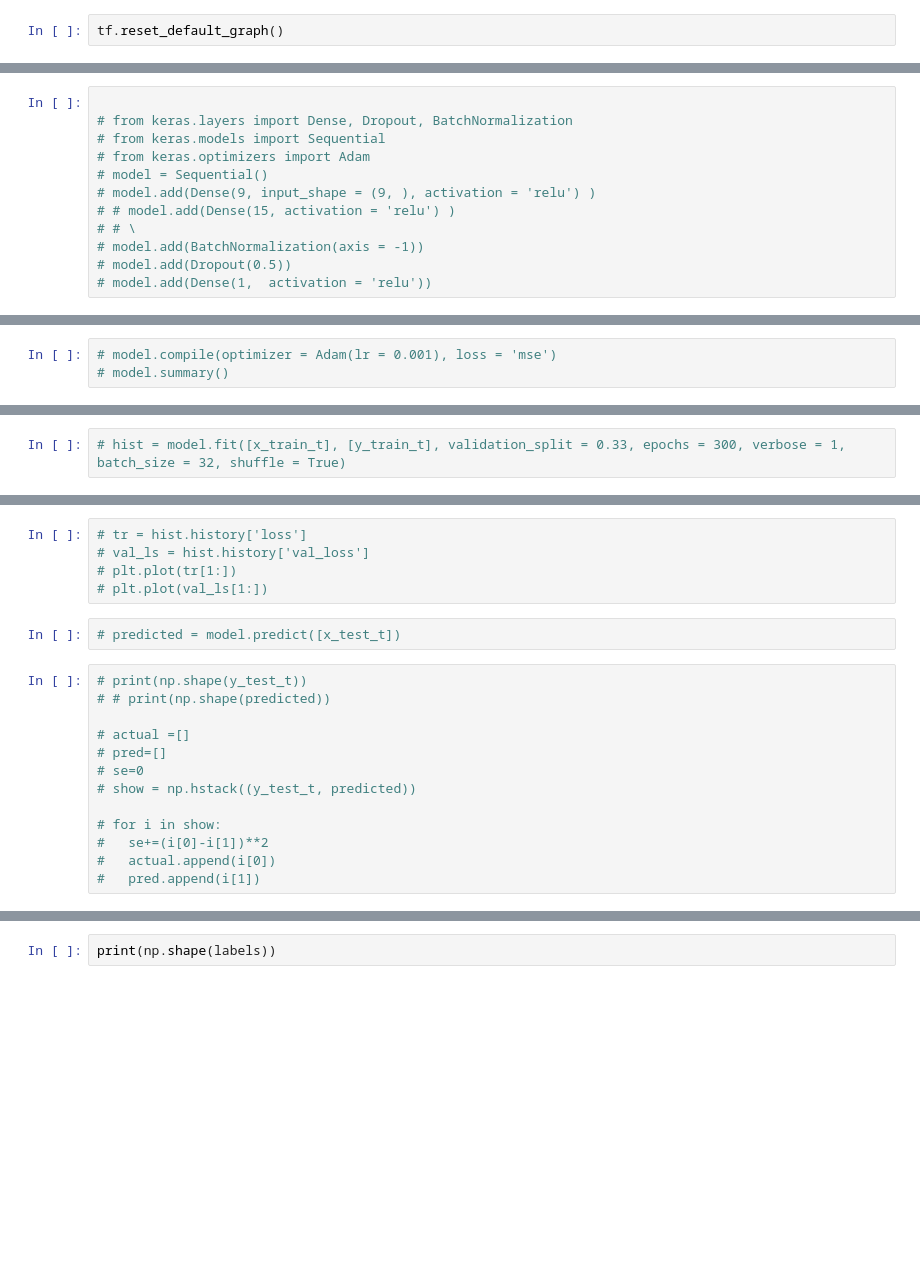
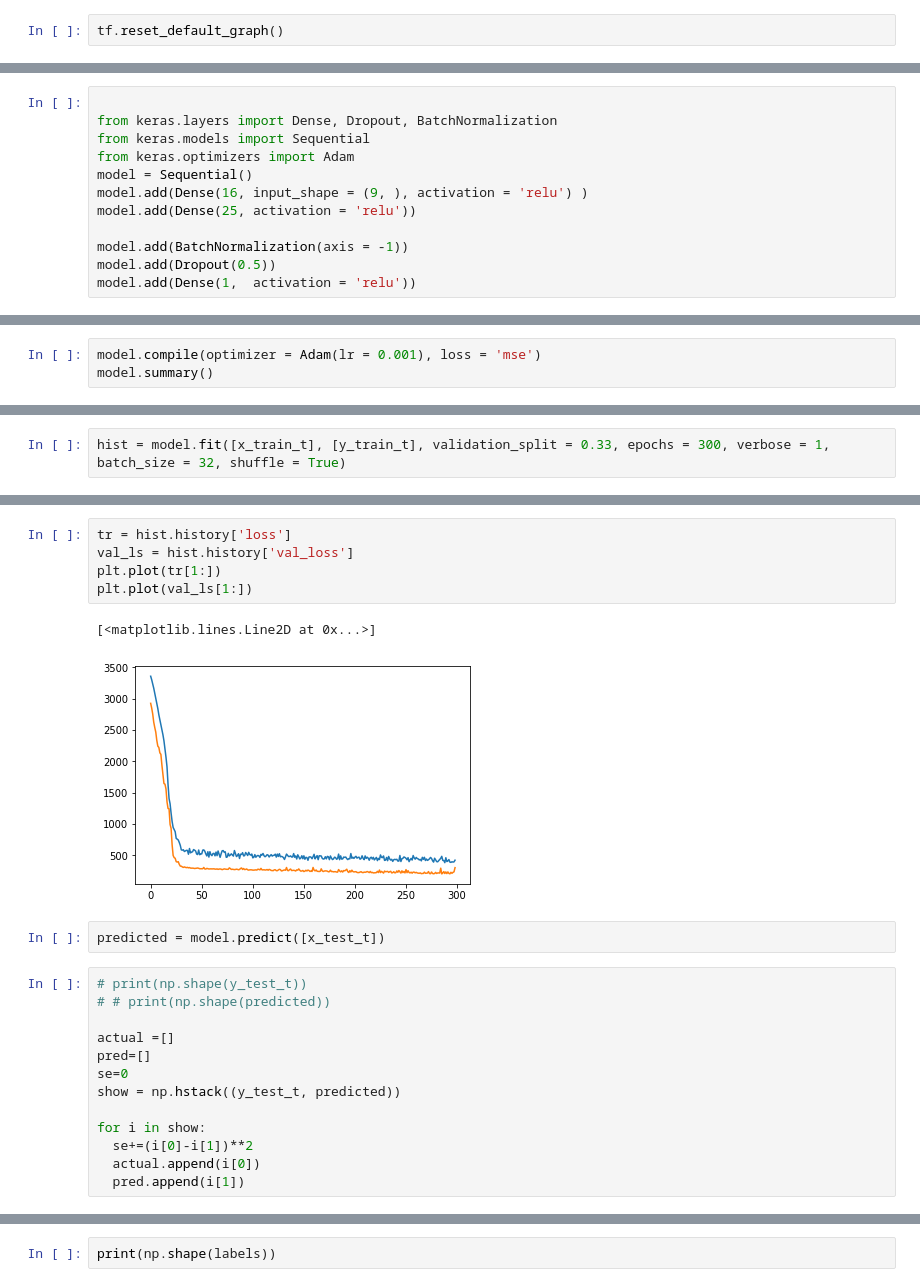
Before and after one commit to harshitadd/VisionAir, a Jupyter notebook: Modeltf.ipynb, the cells around one changed output, grey strips where cells are left out. Drawn from its saved outputs; the diff is of its cells as text; blank space fills up the shorter version.

Commit message:
Keras implementation on global model (17.2 )

```diff
--- a/Modeltf.ipynb
+++ b/Modeltf.ipynb
@@ -95,13 +83,13 @@ physical_device_desc: "device: 0, name: Tesla K80, pci bus id: 0000:00:04.0, com
 ]
 # %%
 
-# from keras.layers import Dense, Dropout, BatchNormalization
-# from keras.models import Sequential
-# from keras.optimizers import Adam
-# model = Sequential()
-# model.add(Dense(9, input_shape = (9, ), activation = 'relu') )
-# # model.add(Dense(15, activation = 'relu') )
-# # \
-# model.add(BatchNormalization(axis = -1))
-# model.add(Dropout(0.5))
-# model.add(Dense(1,  activation = 'relu'))
+from keras.layers import Dense, Dropout, BatchNormalization
+from keras.models import Sequential
+from keras.optimizers import Adam
+model = Sequential()
+model.add(Dense(16, input_shape = (9, ), activation = 'relu') )
+model.add(Dense(25, activation = 'relu'))
+
+model.add(BatchNormalization(axis = -1))
+model.add(Dropout(0.5))
+model.add(Dense(1,  activation = 'relu'))
@@ -108,3 +110,3 @@ physical_device_desc: "device: 0, name: Tesla K80, pci bus id: 0000:00:04.0, com
 # %%
-# model.compile(optimizer = Adam(lr = 0.001), loss = 'mse')
-# model.summary()
+model.compile(optimizer = Adam(lr = 0.001), loss = 'mse')
+model.summary()
@@ -111,2 +132,2 @@ physical_device_desc: "device: 0, name: Tesla K80, pci bus id: 0000:00:04.0, com
 # %%
-# hist = model.fit([x_train_t], [y_train_t], validation_split = 0.33, epochs = 300, verbose = 1, batch_size = 32, shuffle = True)
+hist = model.fit([x_train_t], [y_train_t], validation_split = 0.33, epochs = 300, verbose = 1, batch_size = 32, shuffle = True)
@@ -113,21 +153,24 @@ physical_device_desc: "device: 0, name: Tesla K80, pci bus id: 0000:00:04.0, com
 # %%
-# tr = hist.history['loss']
-# val_ls = hist.history['val_loss']
-# plt.plot(tr[1:])
-# plt.plot(val_ls[1:])
+tr = hist.history['loss']
+val_ls = hist.history['val_loss']
+plt.plot(tr[1:])
+plt.plot(val_ls[1:])
+# %% [output]
+[<matplotlib.lines.Line2D at 0x...>]
+[figure, added]
 # %%
-# predicted = model.predict([x_test_t])
+predicted = model.predict([x_test_t])
 # %%
 # print(np.shape(y_test_t))
 # # print(np.shape(predicted))
 
-# actual =[]
-# pred=[]
-# se=0
-# show = np.hstack((y_test_t, predicted))
+actual =[]
+pred=[]
+se=0
+show = np.hstack((y_test_t, predicted))
 
-# for i in show:
-#   se+=(i[0]-i[1])**2
-#   actual.append(i[0])
-#   pred.append(i[1])
+for i in show:
+  se+=(i[0]-i[1])**2
+  actual.append(i[0])
+  pred.append(i[1])
 # %%
```
Also changed, not shown: parts of 18 cells of this notebook.
